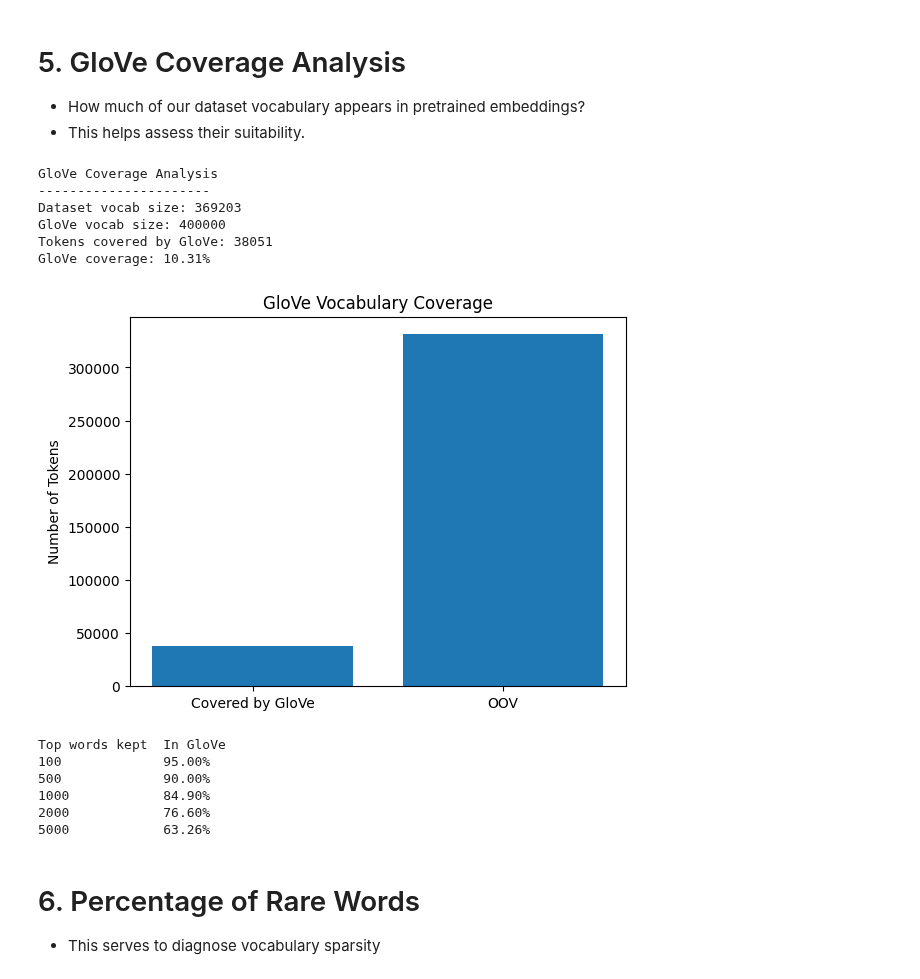
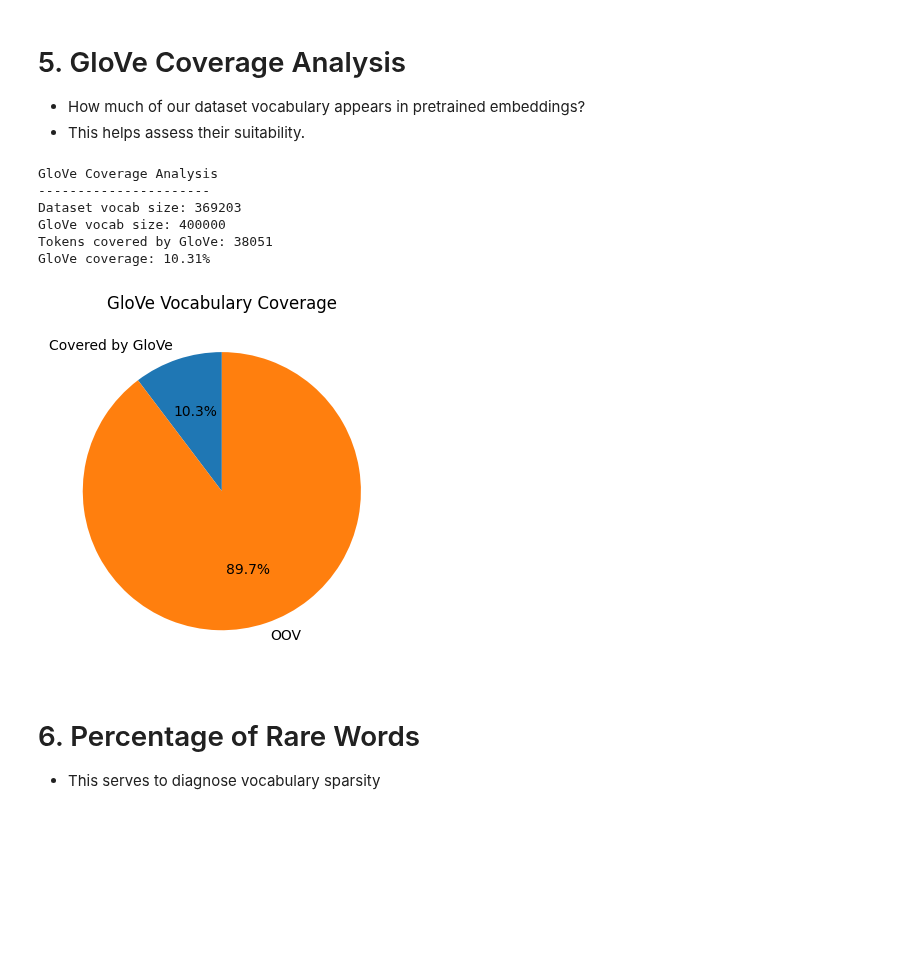
Before and after one commit to dyluc/csck507-ema, a Jupyter notebook: data-analysis.ipynb, the cells around one changed output. Saved outputs shown, nothing was run; the diff lists cells and outputs as text; code cells hidden in the pictures; blank space fills up the shorter version.

```diff
--- a/data-analysis.ipynb
+++ b/data-analysis.ipynb
@@ -166,8 +221,7 @@ print("GloVe Coverage Analysis")
 print("----------------------")
 
 # Loading GloVe vocabulary
-glove_path = "./data/glove.6B.200d.txt"
-
+glove_path = "./data/glove/glove.6B.200d.txt"
 glove_vocab = set()
 
 with open(glove_path, "r", encoding="utf8") as f:
@@ -177,42 +231,50 @@ with open(glove_path, "r", encoding="utf8") as f:
 
 dataset_vocab = set(counter.keys())
 
 in_glove = dataset_vocab.intersection(glove_vocab)
 
 coverage = len(in_glove) / len(dataset_vocab)
 
 print(f"Dataset vocab size: {len(dataset_vocab)}")
 print(f"GloVe vocab size: {len(glove_vocab)}")
 print(f"Tokens covered by GloVe: {len(in_glove)}")
 print(f"GloVe coverage: {coverage:.2%}")
 
 covered = 0
 not_covered = 0
 
 for token in dataset_vocab:
     if token in glove_vocab:
         covered += 1
     else:
         not_covered += 1
 
-plt.bar(["Covered by GloVe", "OOV"], [covered, not_covered])
+labels = ["Covered by GloVe", "OOV"]
+sizes = [covered, not_covered]
+
+plt.figure(figsize=(6,4))
+plt.pie(
+    sizes,
+    labels=labels,
+    autopct='%1.1f%%',
+    startangle=90)
 plt.title("GloVe Vocabulary Coverage")
-plt.ylabel("Number of Tokens")
+plt.tight_layout()
+os.makedirs("visualisations", exist_ok=True)
+plt.savefig(
+    "visualisations/glove_coverage.png",
+    dpi=300,
+    bbox_inches="tight")
+
 plt.show()
 # %% [output]
 GloVe Coverage Analysis
 ----------------------
 Dataset vocab size: 369203
 GloVe vocab size: 400000
 Tokens covered by GloVe: 38051
 GloVe coverage: 10.31%
-[figure, old version]
+[figure, new version]
-Top words kept  In GloVe
-100             95.00%
-500             90.00%
-1000            84.90%
-2000            76.60%
-5000            63.26%
 # %% [markdown]
 # 6. Percentage of Rare Words
 - This serves to diagnose vocabulary sparsity
```
Also changed, not shown: parts of 7 cells of this notebook, 7 other files.
